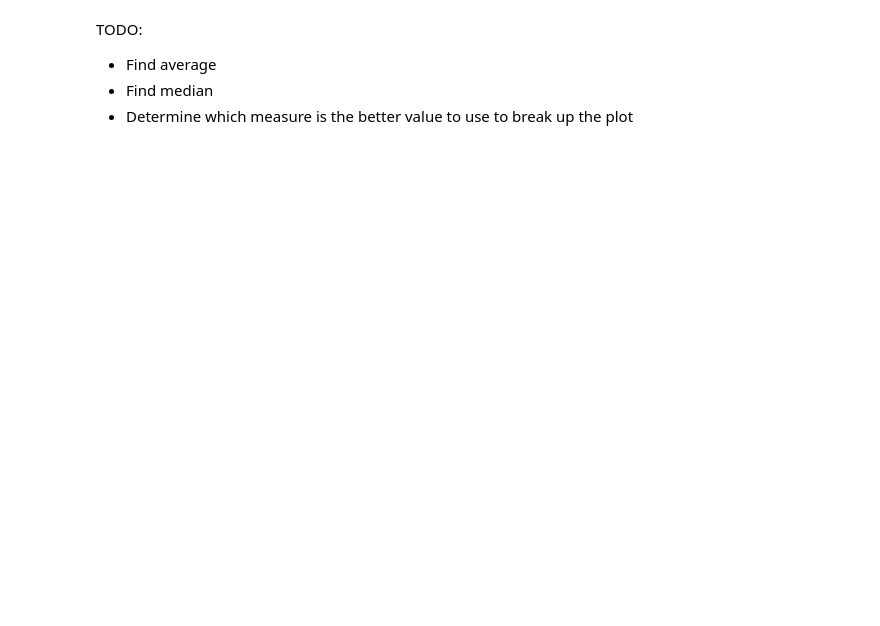
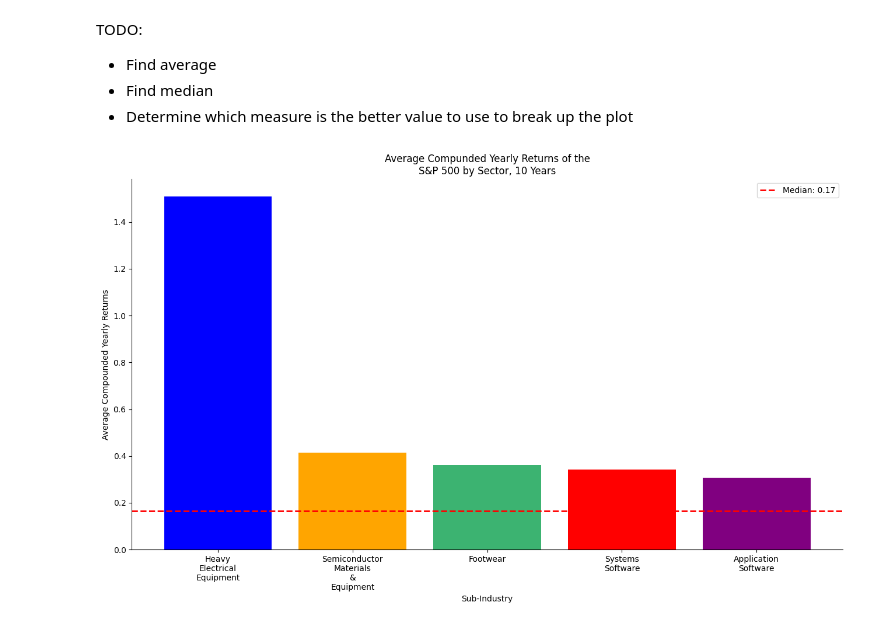
Before and after one commit to zes5612/ECON_412_Project, a Jupyter notebook: plots.ipynb, the cells around one changed output. Drawn from its saved outputs; the diff is of its cells as text; code cells hidden in the pictures; blank space fills up the shorter version.

Commit message:
Added sub industry graph

```diff
--- a/plots.ipynb
+++ b/plots.ipynb
@@ -5,5 +5,4 @@ import os
 
 #print(os.getcwd()) #: already in Aggregated_Data folder
 df = pl.read_csv("Data\Aggregated_Data\Sector_compounded_yearly_returns.csv")
-
-df
+df_industry = pl.read_csv("Data\Aggregated_Data\industry_compounded_yearly_returns.csv")
@@ -216,3 +202,44 @@ TODO:
 - Find average
 - Find median
 - Determine which measure is the better value to use to break up the plot
+# %%
+average_industry = (
+    df_industry.group_by(["Sub-Industry"])
+    .agg(
+        pl.col("Compounded Return").mean().alias("Average return")
+    )
+)
+
+top_5 = average_industry.top_k(5, by="Average return")
+bot_5 = average_industry.bottom_k(5, by="Average return")
+top_bot_5 = pl.concat([top_5, bot_5])
+
+fig, ax = plt.subplots(figsize=(13, 8))
+
+wrapped_industry = [ label.replace(' ', '\n') for label in top_bot_5["Sub-Industry"] ] #Helps formatting
+
+ax.bar(
+    wrapped_industry,
+    top_bot_5["Average return"],
+    color=colors
+)
+
+
+avg = average_industry["Average return"].mean()
+
+# draw average line
+ax.axhline(avg, color='red', linestyle='--', linewidth=2, label=f'Median: {avg:.2f}')
+ax.legend()
+
+ax.spines['top'].set_visible(False)
+ax.spines['right'].set_visible(False)
+ax.spines['bottom'].set_position(('data', 0))
+
+ax.set(xlabel="Sub-Industry",
+        ylabel="Average Compounded Yearly Returns",
+        title="Average Compunded Yearly Returns of the\nS&P 500 by Sector, 10 Years")
+
+plt.tight_layout()
+plt.show()
+# %% [output]
+[figure, added]
```
Also changed, not shown: parts of 5 cells of this notebook, 2 other files.
